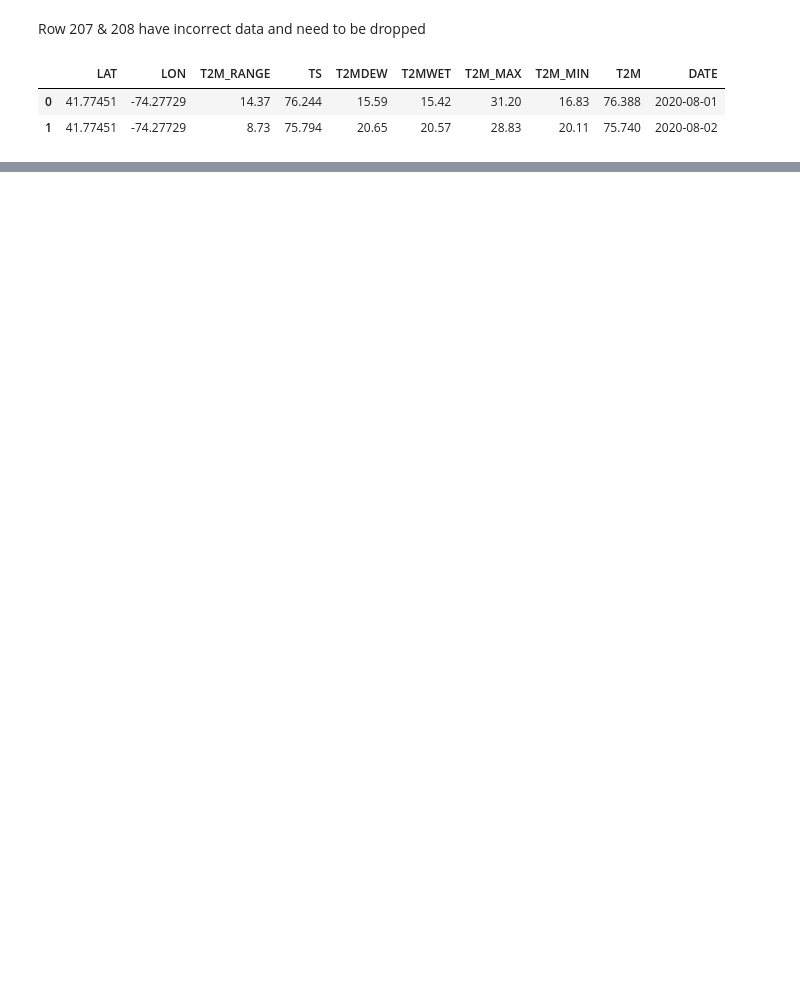
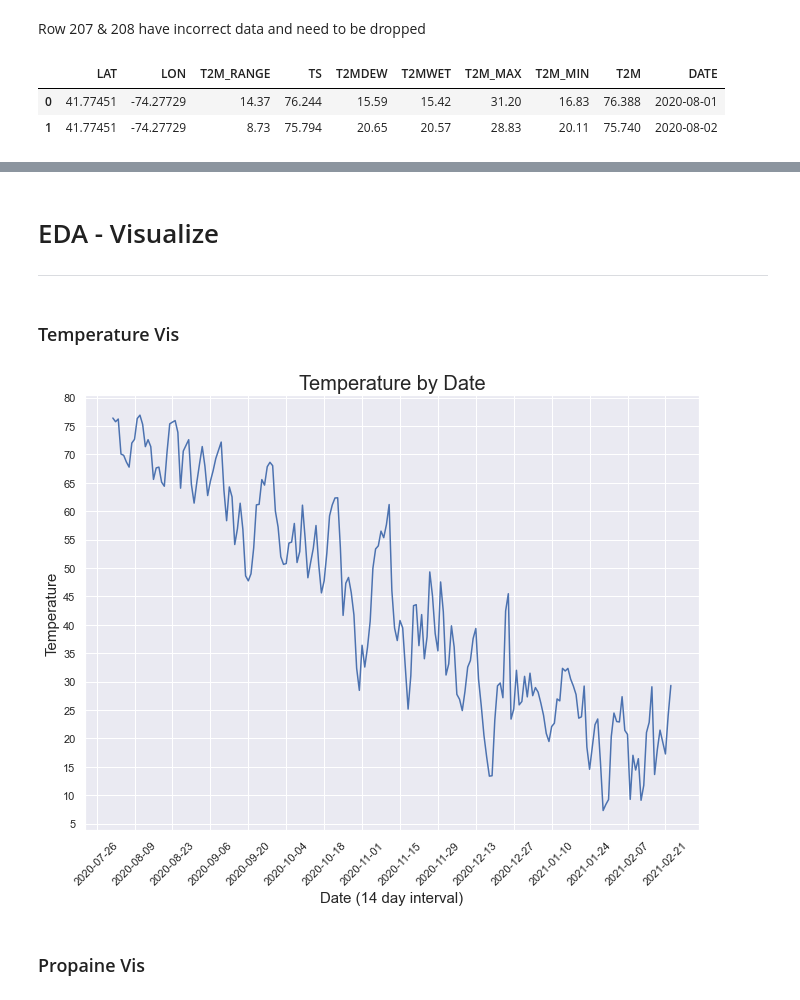
Before and after one commit to encodingintuition/personal_energy_usage, a Jupyter notebook: code/01-EDA-PEU.ipynb, the cells around one changed output, grey strips where cells are left out. Saved outputs shown, nothing was run; the diff lists cells and outputs as text; code cells hidden in the pictures; blank space fills up the shorter version.

Commit message:
datetime wk

```diff
--- a/code/01-EDA-PEU.ipynb
+++ b/code/01-EDA-PEU.ipynb
@@ -5,10 +5,15 @@
 # %%
 # vis
 import matplotlib.pyplot as plt
+import matplotlib.ticker as ticker
 import seaborn as sns
+sns.set(rc = {'figure.figsize': (11,8)})
+
 # pliers
 import pandas as pd
 import numpy as np
+
+from datetime import datetime
 # %% [markdown]
 # Contents
 - [Data Ingestion](#Data-Ingenstion)
@@ -540,0 +201,14 @@ _df.hist(figsize = (12,12));
+# %%
+# simplyfy dataset
+
+# creates a list of columns to drop
+column_name = temp_df.columns
+column_name = column_name.drop(['T2M','DATE','TS'])
+# drops columns
+temp_df.drop(column_name, inplace = True, axis = 1)
+# rename to lower case
+temp_df.columns = map(str.lower, temp_df.columns)
+# %%
+# set datetime to index
+
+temp_df.set_index('date', inplace = True)
@@ -540,0 +238,34 @@ _df.hist(figsize = (12,12));
+# %% [markdown]
+# EDA - Visualize
+<hr/>
+# %% [markdown]
+### Temperature Vis
+# %%
+# Temperature Vis
+
+plt.figure(figsize = (11,8))
+ax = sns.lineplot(data = temp_df, x = 'date',
+                             y = 't2m',
+                             );
+
+# x & y labels
+plt.title('Temperature by Date', size = 20)
+plt.xlabel('Date (14 day interval)', size = 15)
+plt.ylabel('Temperature', size = 15)
+
+# add more date ticks
+ax.yaxis.set_major_locator(ticker.MultipleLocator(5))
+# add more temp ticks
+ax.xaxis.set_major_locator(ticker.MultipleLocator(14))
+    #ax.xaxis.set_major_formatter(ticker.ScalarFormatter())
+# rotate xticks
+plt.xticks(rotation = 45);
+
+
+
+# to save fig
+#plt.savefig()
+# %% [output]
+[figure, added]
+# %% [markdown]
+### Propaine Vis
```
Also changed, not shown: parts of 62 cells of this notebook, 1 other file.
